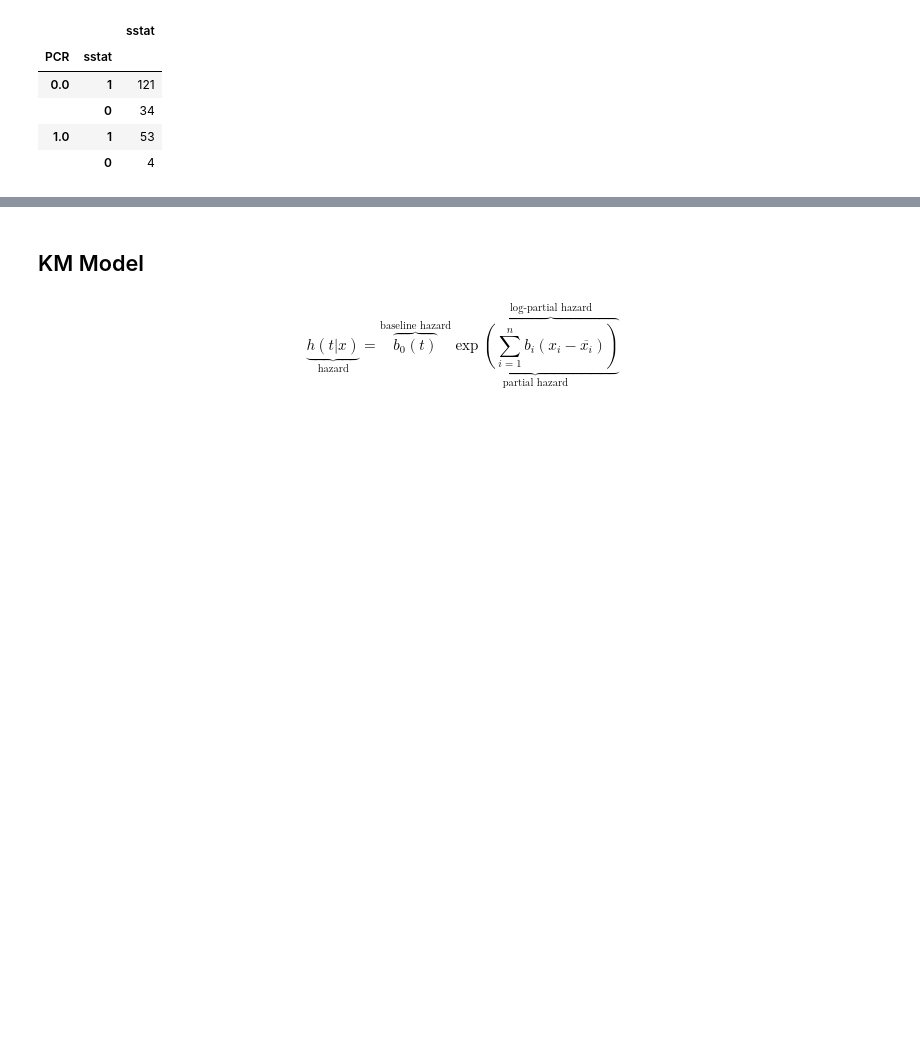
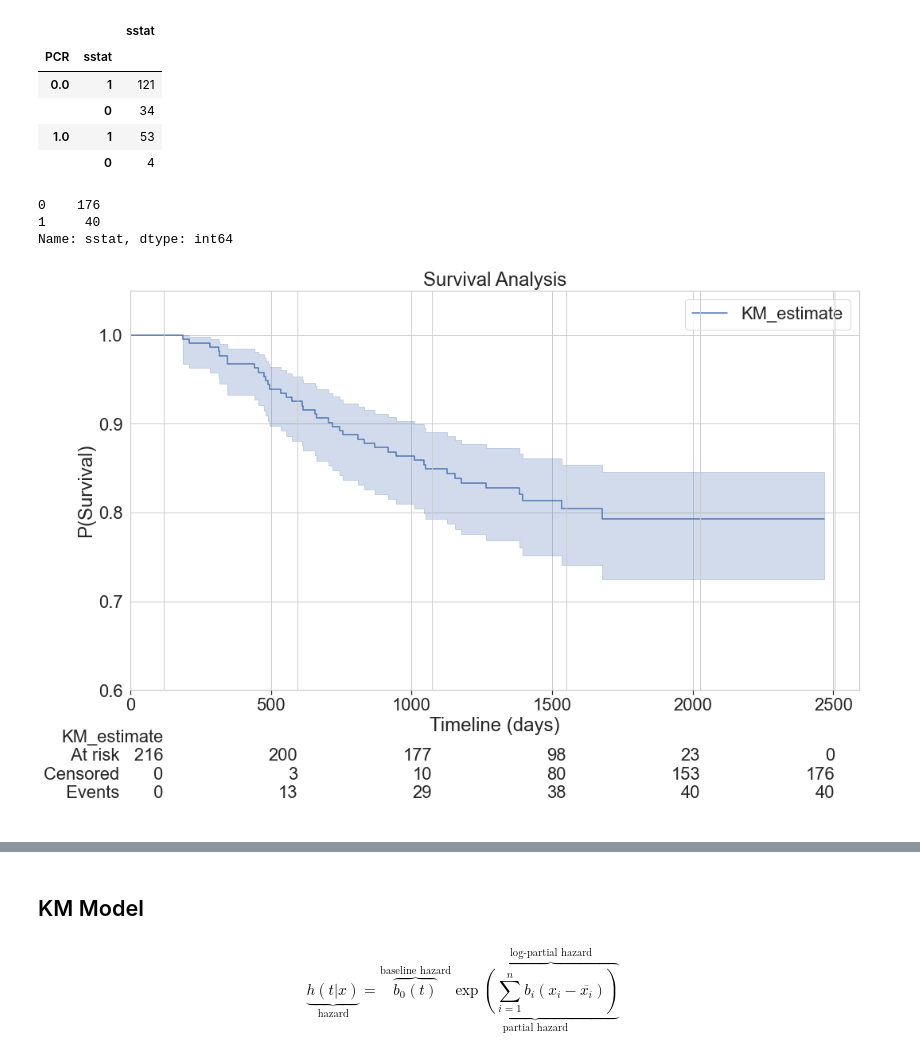
Before and after one commit to moodyalam/braintumourcharity, a Jupyter notebook: TBTC-Task.ipynb, the cells around one changed output, grey strips where cells are left out. Cells and saved outputs as stored; diff of their text form; code cells hidden in the pictures; blank space fills up the shorter version.

```diff
--- a/TBTC-Task.ipynb
+++ b/TBTC-Task.ipynb
@@ -549,3 +554,34 @@ display(pd.DataFrame(df.groupby('PCR')['sstat'].value_counts()))
 |  | 0 | 34 |
 | 1.0 | 1 | 53 |
 |  | 0 | 4 |
+# %%
+#A bit out of my depth here but let's fit a Kaplan model.
+
+from lifelines import KaplanMeierFitter
+from lifelines.utils import median_survival_times
+
+df = df_org.copy()
+df = df[df.sstat!=9] #Get rid of Lost data points
+df.loc[df['sstat']==7, 'sstat']=0 #Alive
+df.loc[df['sstat']==8, 'sstat']=1 #Dead
+display(df['sstat'].value_counts())
+
+kmf = KaplanMeierFitter()
+
+T = df["survDtD2 (tx)"]
+E = df["sstat"]
+
+sns.set(rc={'figure.figsize':(15,10)}, style="whitegrid", font_scale=2)
+
+ax = plt.axes()
+
+kmf.fit(T, event_observed=E)
+kmf.plot_survival_function(at_risk_counts=True)
+median_ci = median_survival_times(kmf.confidence_interval_)
+#print(kmf.median_survival_time_, median_ci)
+ax.set(ylabel="P(Survival)", ylim=(0.6, 1.05), xlabel="Timeline (days)", xlim=(0, None), title='Survival Analysis');
+# %% [output]
+0    176
+1     40
+Name: sstat, dtype: int64
+[figure, added]
```
Also changed, not shown: parts of 9 cells of this notebook.
